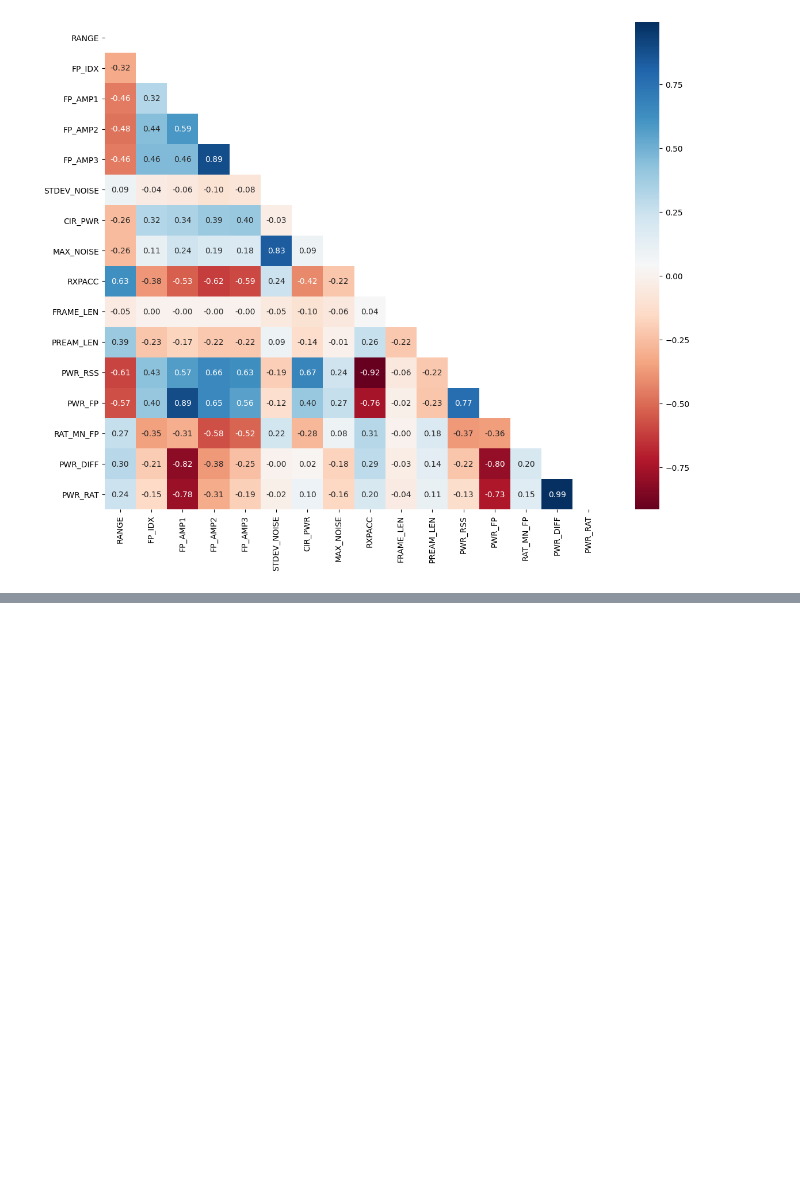
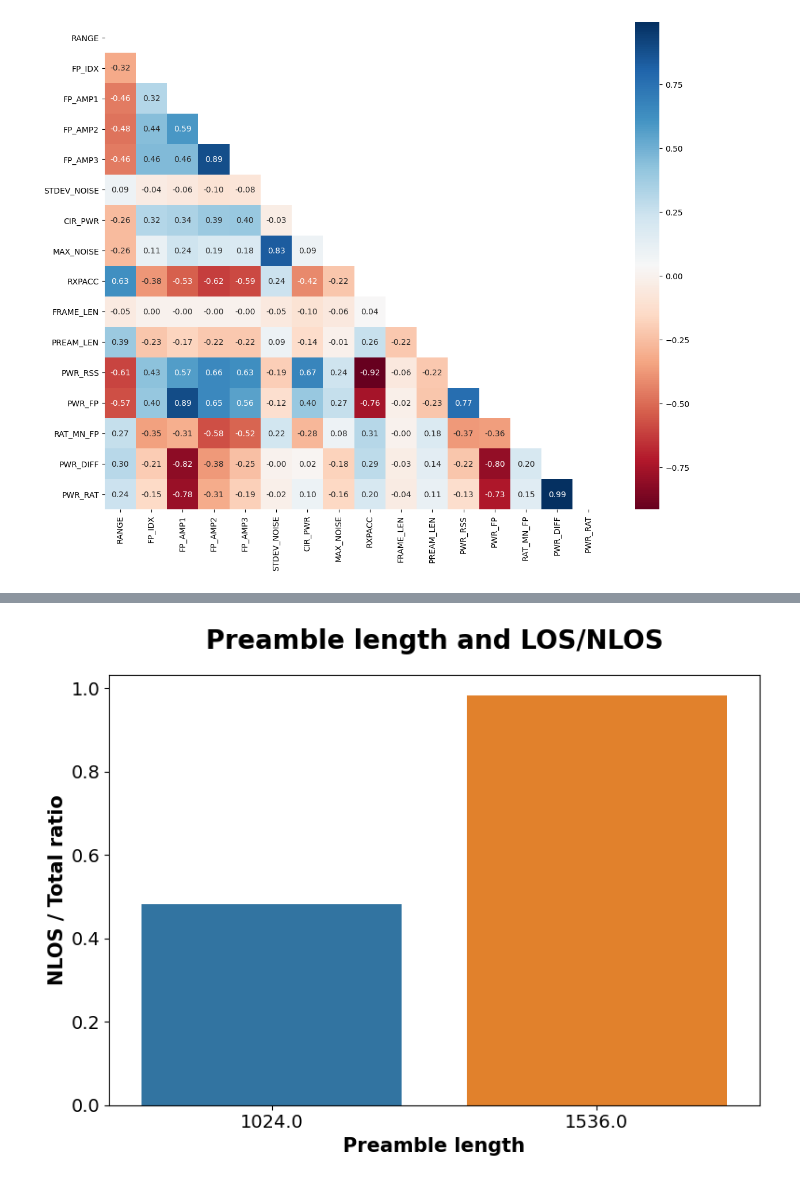
Before and after one commit to junyongeom/binary_classification_tutorial, a Jupyter notebook: classfication_tutorial.ipynb, the cells around one changed output, grey strips where cells are left out. Saved outputs shown, nothing was run; the diff lists cells and outputs as text; code cells hidden in the pictures; blank space fills up the shorter version.

```diff
--- a/classfication_tutorial.ipynb
+++ b/classfication_tutorial.ipynb
@@ -333,0 +412,16 @@ sns.heatmap(my_dataset.drop('NLOS', axis=1).corr(),
+# %%
+plt.subplots(figsize = (9,6))
+sns.barplot(x = "PREAM_LEN",
+            y = "NLOS",
+            data=my_dataset,
+            linewidth=6,
+            ci=None,
+           )
+
+plt.title("Preamble length and LOS/NLOS", fontsize = 20, pad=20)
+plt.xlabel("Preamble length", fontsize = 15)
+plt.ylabel("NLOS / Total ratio", fontsize = 15)
+plt.xticks(fontsize=14)
+plt.yticks(fontsize=14);
+# %% [output]
+[figure, added]
```
Also changed, not shown: parts of 24 cells of this notebook.
